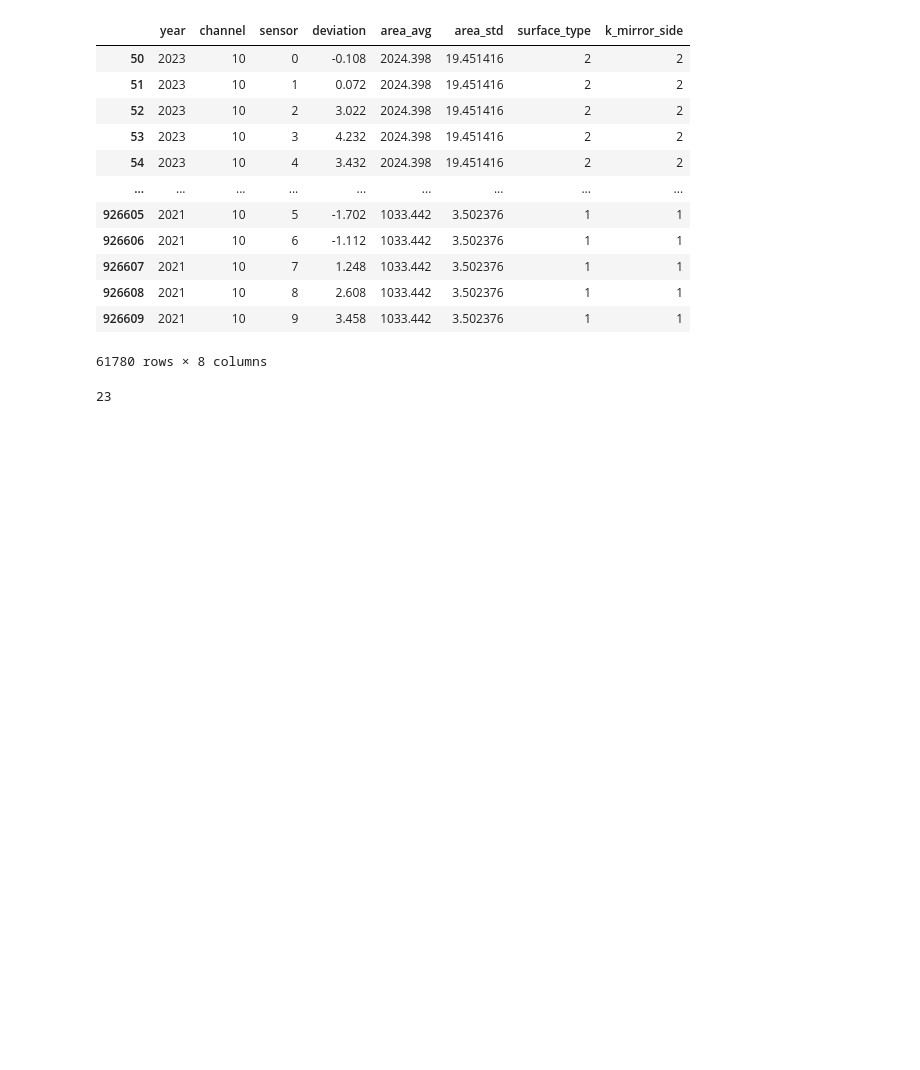
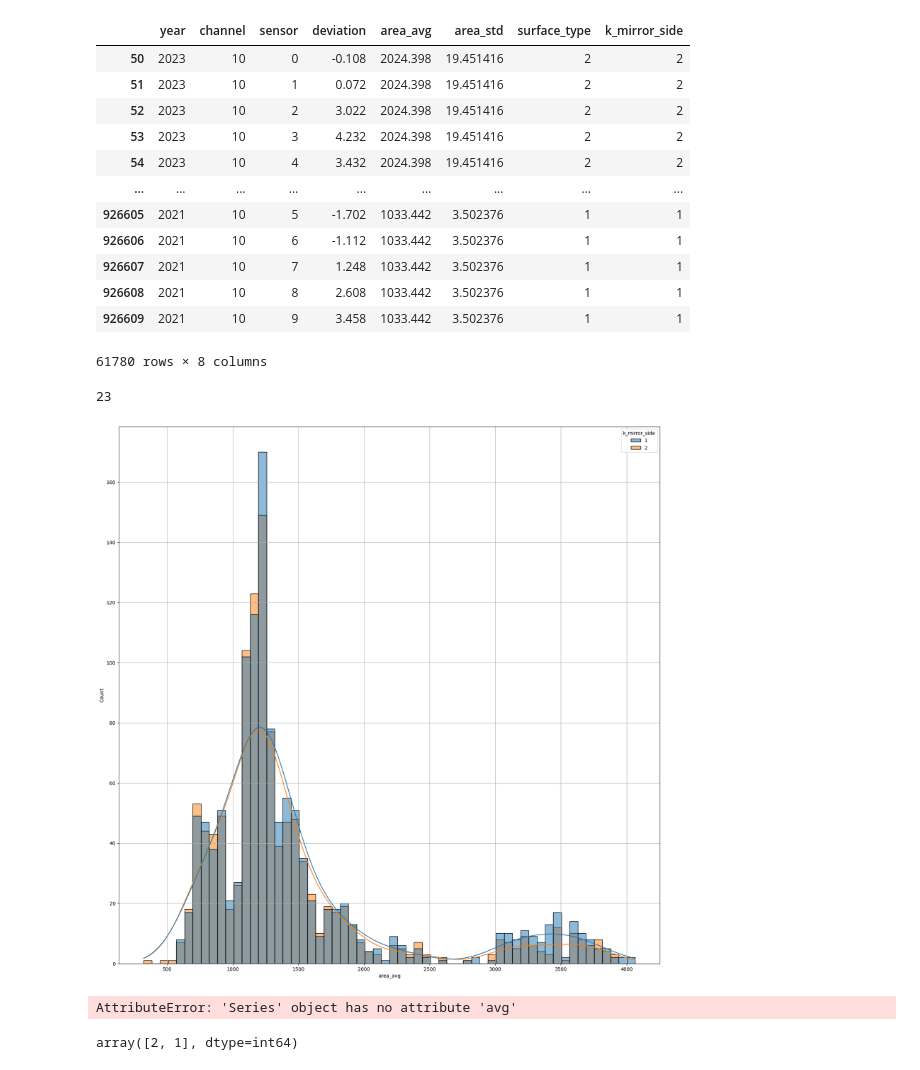
Before and after one commit to Limuranius/FY3D-image-analyzer, a Jupyter notebook: jupyter/Benchmarks.ipynb, the cells around one changed output. Saved outputs shown, nothing was run; the diff lists cells and outputs as text; code cells hidden in the pictures; blank space fills up the shorter version.

```diff
--- a/jupyter/Benchmarks.ipynb
+++ b/jupyter/Benchmarks.ipynb
@@ -104,3 +104,20 @@ Wall time: 13 ms
 FY3DImage.select().where(FY3DImage.year == 2020).count()
 # %% [output]
 23
+# %%
+data = Deviations.get_dataframe(year=2023, channel=8, sensor=6, check_select=False)
+fig, ax = plt.subplots(figsize=(20, 20))
+sns.histplot(data=data, x="area_avg", hue="k_mirror_side", kde=True, palette=sns.color_palette("tab10"), ax=ax)
+#sns.boxplot(data=data, x="area_avg", hue="k_mirror_side", palette=sns.color_palette("tab10"))
+plt.grid()
+# %% [output]
+[figure, added]
+# %%
+data.area_avg.avg()
+# %% [output]
+AttributeError: 'Series' object has no attribute 'avg'
+# %%
+data = Deviations.get_dataframe(year=2023, channel=8, sensor=6, check_select=False)
+data.surface_type.unique()
+# %% [output]
+array([2, 1], dtype=int64)
```
Also changed, not shown: parts of 2 cells of this notebook, 58 other files.
